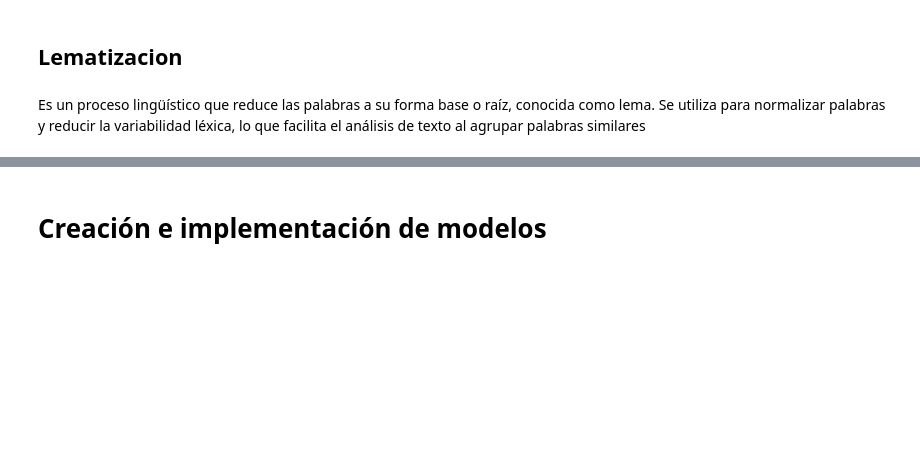
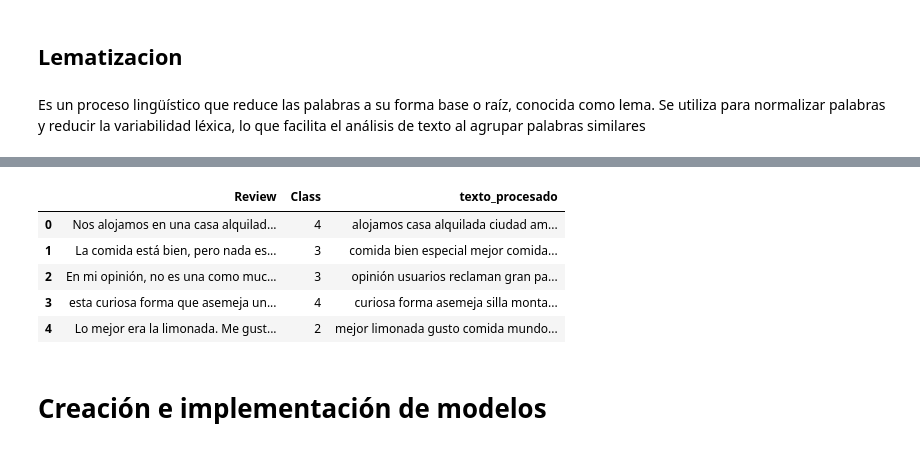
Before and after one commit to AlessoMTZ/Trabajo_BI_Estadistica, a Jupyter notebook: Notebook.ipynb, the cells around one changed output, grey strips where cells are left out. Cells and saved outputs as stored; diff of their text form; code cells hidden in the pictures; blank space fills up the shorter version.

```diff
--- a/Notebook.ipynb
+++ b/Notebook.ipynb
@@ -478,0 +493,37 @@ prepData.head()
+# %%
+
+# Asegúrate de tener descargados los paquetes de nltk que necesitas
+nltk.download('punkt')
+nltk.download('stopwords')
+nltk.download('wordnet')
+
+def cargar_y_preparar_datos(filepath):
+    # Carga de datos
+    df = pd.read_csv(filepath)
+
+    # Preprocesamiento de texto
+    def preprocessing(text):
+        # Tokenización
+        words = nltk_spanish_tokenizer(text)
+        # Eliminación de caracteres no deseados, números, puntuación, y conversión a minúsculas
+        words = [re.sub(r'[^a-zñáéíóú]', '', word.lower()) for word in words if word.isalpha() or word.isdigit()]
+        words = [num2words(word, lang='es') if word.isdigit() else word for word in words]
+        words = [word for word in words if word not in stopwords.words('spanish')]
+        # Lematización (debes definir 'lemmatize_and_remove_stopwords' con tus criterios específicos)
+        words = lemmatize_and_remove_stopwords(words)
+        return ' '.join(words)
+
+    # Aplicación del preprocesamiento
+    df['texto_procesado'] = df['Review'].apply(preprocessing)
+    return df
+
+def nltk_spanish_tokenizer(text):
+    return word_tokenize(text, language='spanish')
+
+def lemmatize_and_remove_stopwords(words):
+    lemmatizer = WordNetLemmatizer()
+    lemmatized = [lemmatizer.lemmatize(word) for word in words if word not in stopwords.words('spanish')]
+    return lemmatized
+
+# Uso de la función con un archivo específico
+df_preparado = cargar_y_preparar_datos('tipo1_entrenamiento_estudiantes.csv')
@@ -479,3 +540,12 @@ prepData.head()
+# %%
+df_preparado.head()
+# %% [output]
+|  | Review | Class | texto_procesado |
+| 0 | Nos alojamos en una casa alquilad... | 4 | alojamos casa alquilada ciudad am... |
+| 1 | La comida está bien, pero nada es... | 3 | comida bien especial mejor comida... |
+| 2 | En mi opinión, no es una como muc... | 3 | opinión usuarios reclaman gran pa... |
+| 3 | esta curiosa forma que asemeja un... | 4 | curiosa forma asemeja silla monta... |
+| 4 | Lo mejor era la limonada. Me gust... | 2 | mejor limonada gusto comida mundo... |
 # %% [markdown]
 # Creación e implementación de modelos
 # %% [markdown]
```
Also changed, not shown: parts of 16 cells of this notebook, 5 other files.
